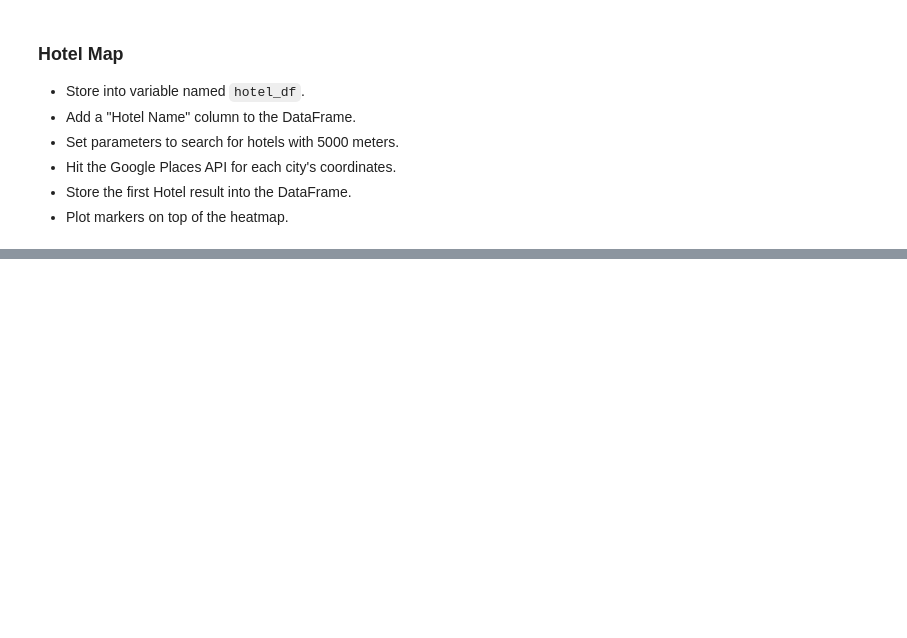
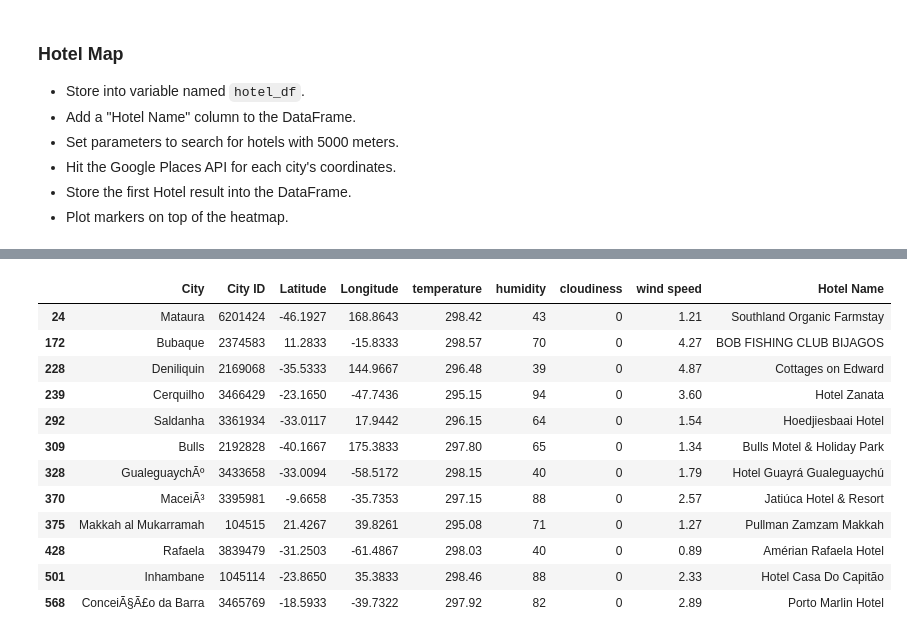
Before and after one commit to cspence001/weather_regression_vacation_heatmap, a Jupyter notebook: VacationPy/VacationPy.ipynb, the cells around one changed output, grey strips where cells are left out. Cells and saved outputs as stored; diff of their text form; code cells hidden in the pictures; blank space fills up the shorter version.

```diff
--- a/VacationPy/VacationPy.ipynb
+++ b/VacationPy/VacationPy.ipynb
@@ -87,0 +124,34 @@ city_df2
+# %%
+#06-Python-APIs/3/Activities/04-Ins_NearestRestr/Solved/NearestRestr.ipynb
+base_url = "https://maps.googleapis.com/maps/api/place/nearbysearch/json"
+
+
+params = {
+    "radius":5000,
+    "type": "hotel",
+    "keyword" : "hotel",
+    "key": g_key,
+}
+# %%
+for index, row in hotel_df.iterrows():
+
+    lat = row["Latitude"]
+    lng = row["Longitude"]
+    city_name = row["City"]
+
+    params["location"] = f"{lat},{lng}"
+
+    print(f"Retrieving Results for Index {index}: {city_name}.")
+    response = requests.get(base_url, params=params).json()
+
+    results = response['results']
+
+    try:
+        print(f"Closest hotel in {city_name} is {results[0]['name']}.")
+
+        hotel_df.loc[index, 'Hotel Name'] = results[0]['name']
+
+    except (KeyError, IndexError):
+        print("Hotel not found.")
+
+    print("------------")
@@ -88,3 +185,19 @@ city_df2
+# %%
+hotel_df
+# %% [output]
+|  | City | City ID | Latitude | Longitude | temperature | humidity | cloudiness | wind speed | Hotel Name |
+| 24 | Mataura | 6201424 | -46.1927 | 168.8643 | 298.42 | 43 | 0 | 1.21 | Southland Organic Farmstay |
+| 172 | Bubaque | 2374583 | 11.2833 | -15.8333 | 298.57 | 70 | 0 | 4.27 | BOB FISHING CLUB BIJAGOS |
+| 228 | Deniliquin | 2169068 | -35.5333 | 144.9667 | 296.48 | 39 | 0 | 4.87 | Cottages on Edward |
+| 239 | Cerquilho | 3466429 | -23.1650 | -47.7436 | 295.15 | 94 | 0 | 3.60 | Hotel Zanata |
+| 292 | Saldanha | 3361934 | -33.0117 | 17.9442 | 296.15 | 64 | 0 | 1.54 | Hoedjiesbaai Hotel |
+| 309 | Bulls | 2192828 | -40.1667 | 175.3833 | 297.80 | 65 | 0 | 1.34 | Bulls Motel & Holiday Park |
+| 328 | GualeguaychÃº | 3433658 | -33.0094 | -58.5172 | 298.15 | 40 | 0 | 1.79 | Hotel Guayrá Gualeguaychú |
+| 370 | MaceiÃ³ | 3395981 | -9.6658 | -35.7353 | 297.15 | 88 | 0 | 2.57 | Jatiúca Hotel & Resort |
+| 375 | Makkah al Mukarramah | 104515 | 21.4267 | 39.8261 | 295.08 | 71 | 0 | 1.27 | Pullman Zamzam Makkah |
+| 428 | Rafaela | 3839479 | -31.2503 | -61.4867 | 298.03 | 40 | 0 | 0.89 | Amérian Rafaela Hotel |
+| 501 | Inhambane | 1045114 | -23.8650 | 35.3833 | 298.46 | 88 | 0 | 2.33 | Hotel Casa Do Capitão |
+| 568 | ConceiÃ§Ã£o da Barra | 3465769 | -18.5933 | -39.7322 | 297.92 | 82 | 0 | 2.89 | Porto Marlin Hotel |
 # %%
 # NOTE: Do not change any of the code in this cell
 
```
Also changed, not shown: parts of 9 cells of this notebook, 7 other files.
